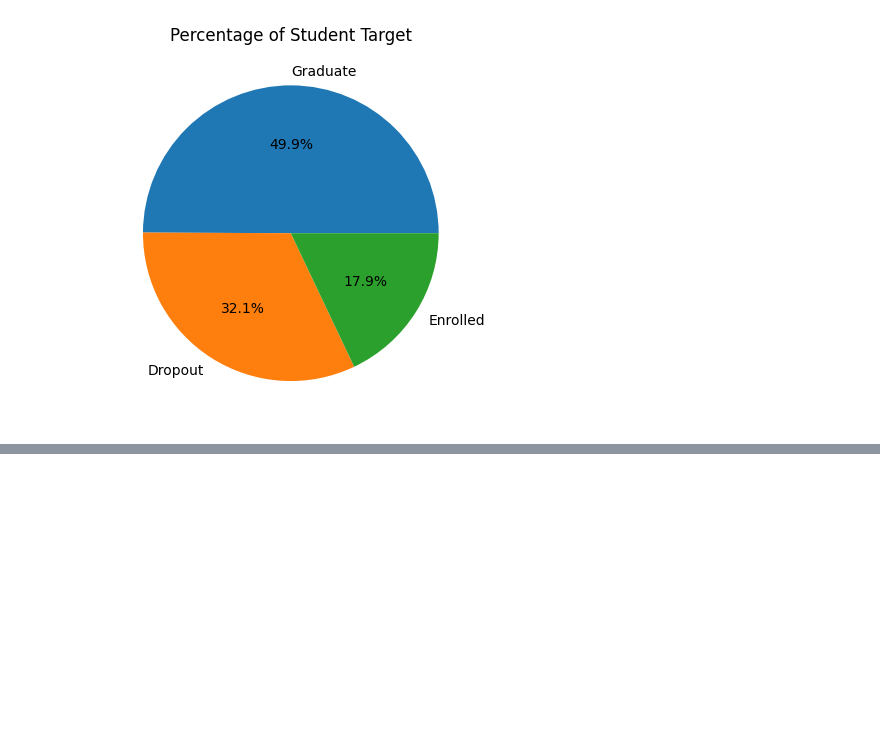
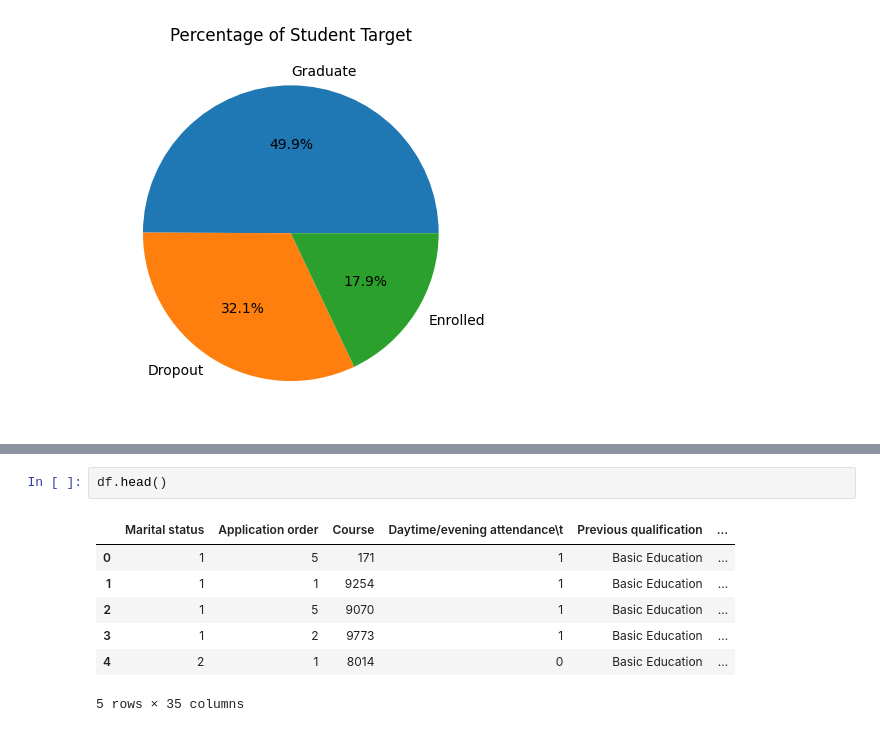
Before and after one commit to m-nader/FYS-STK4155-group14, a Jupyter notebook: project_3/Code/adjust_data.ipynb, the cells around one changed output, grey strips where cells are left out. Cells and saved outputs as stored; diff of their text form; blank space fills up the shorter version.

```diff
--- a/project_3/Code/adjust_data.ipynb
+++ b/project_3/Code/adjust_data.ipynb
@@ -260,0 +460,10 @@ Name: count, dtype: int64
+# %%
+df.head()
+# %% [output]
+|  | Marital status | Application order | Course | Daytime/evening attendance\t | Previous qualification | ... |
+| 0 | 1 | 5 | 171 | 1 | Basic Education | ... |
+| 1 | 1 | 1 | 9254 | 1 | Basic Education | ... |
+| 2 | 1 | 5 | 9070 | 1 | Basic Education | ... |
+| 3 | 1 | 2 | 9773 | 1 | Basic Education | ... |
+| 4 | 2 | 1 | 8014 | 0 | Basic Education | ... |
+5 rows × 35 columns
```
Also changed, not shown: parts of 8 cells of this notebook.
